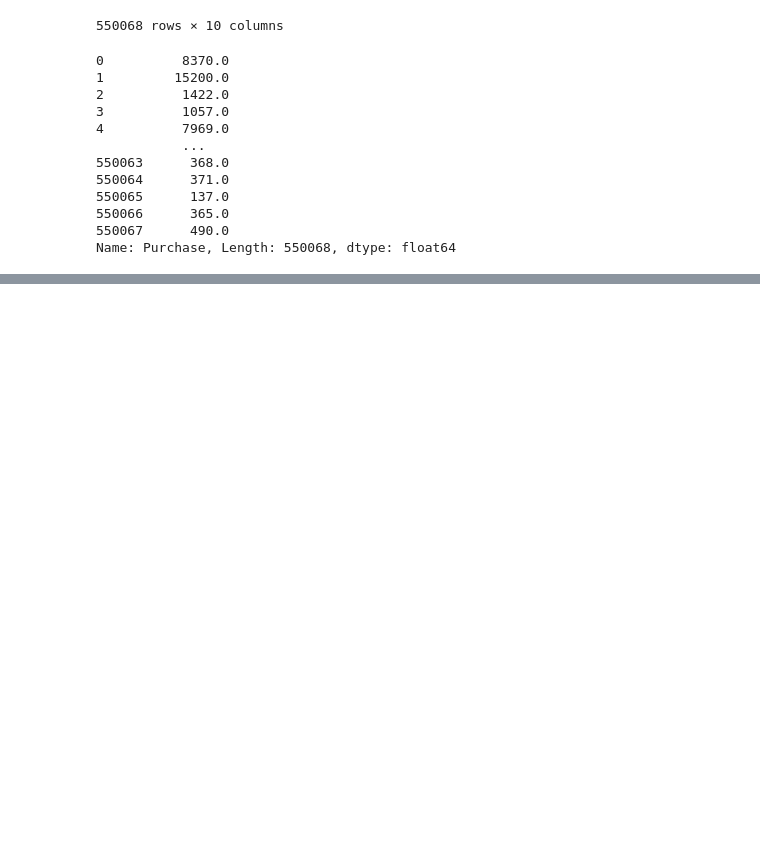
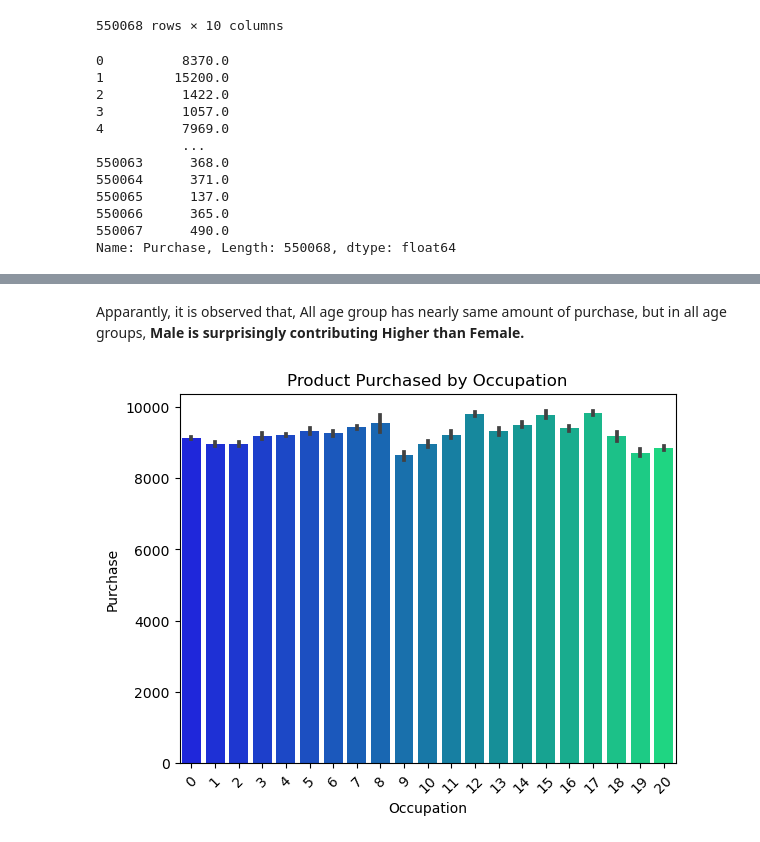
Before and after one commit to ipratyaksh21/Black-Friday-Dataset, a Jupyter notebook: Black Friday Data Analysis.ipynb, the cells around one changed output, grey strips where cells are left out. Cells and saved outputs as stored; diff of their text form; code cells hidden in the pictures; blank space fills up the shorter version.

```diff
--- a/Black Friday Data Analysis.ipynb
+++ b/Black Friday Data Analysis.ipynb
@@ -490,0 +614,9 @@ logistic_regression_model = LogisticRegression()
+# %% [markdown]
+Apparantly, it is observed that, All age group has nearly same amount of purchase, but in all age groups, **Male is surprisingly contributing Higher than Female.**
+# %%
+ax =sns.barplot(x=new_df.Occupation,y =new_df.Purchase,data=new_df,palette='winter')
+plt.title("Product Purchased by Occupation")
+ax.set_xticklabels(ax.get_xticklabels(),rotation=45)
+plt.show(ax)
+# %% [output]
+[figure, added]
```
Also changed, not shown: parts of 43 cells of this notebook.
